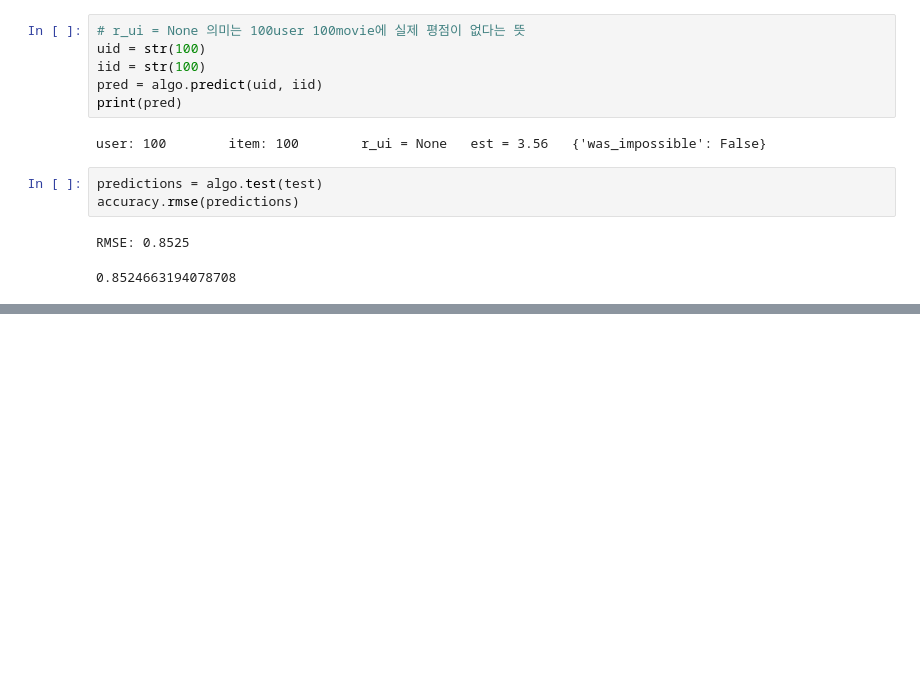
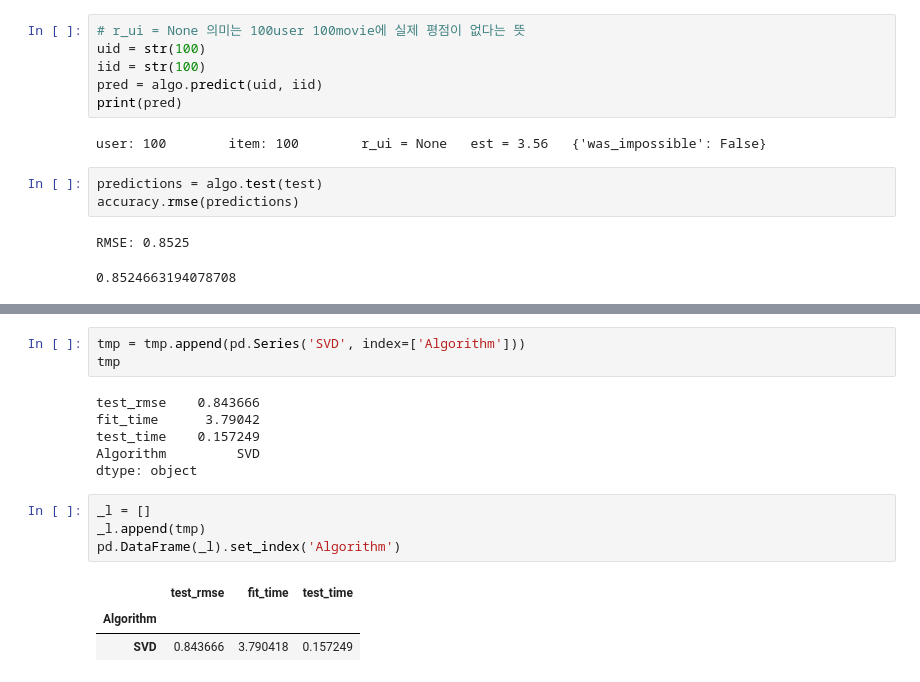
Before and after one commit to donghae0414/BigData_2020-2-, a Jupyter notebook: 20141095_knn.ipynb, the cells around one changed output, grey strips where cells are left out. Cells and saved outputs as stored; diff of their text form; blank space fills up the shorter version.

```diff
--- a/20141095_knn.ipynb
+++ b/20141095_knn.ipynb
@@ -495,0 +507,17 @@ RMSE: 0.8525
+# %%
+tmp = tmp.append(pd.Series('SVD', index=['Algorithm']))
+tmp
+# %% [output]
+test_rmse    0.843666
+fit_time      3.79042
+test_time    0.157249
+Algorithm         SVD
+dtype: object
+# %%
+_l = []
+_l.append(tmp)
+pd.DataFrame(_l).set_index('Algorithm')
+# %% [output]
+|  | test_rmse | fit_time | test_time |
+| Algorithm |  |  |  |
+| SVD | 0.843666 | 3.790418 | 0.157249 |
```
Also changed, not shown: parts of 4 cells of this notebook.
